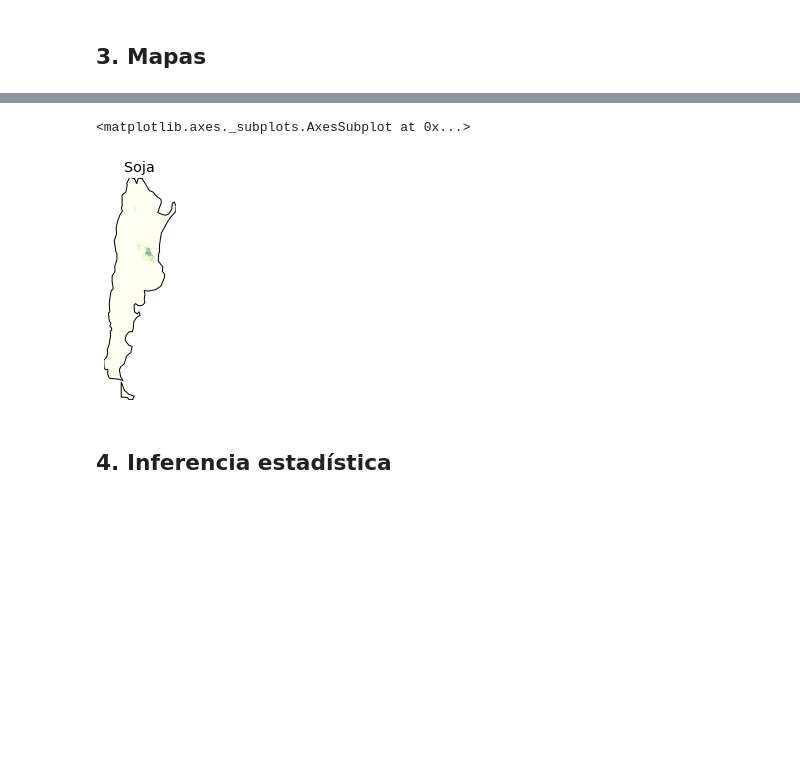
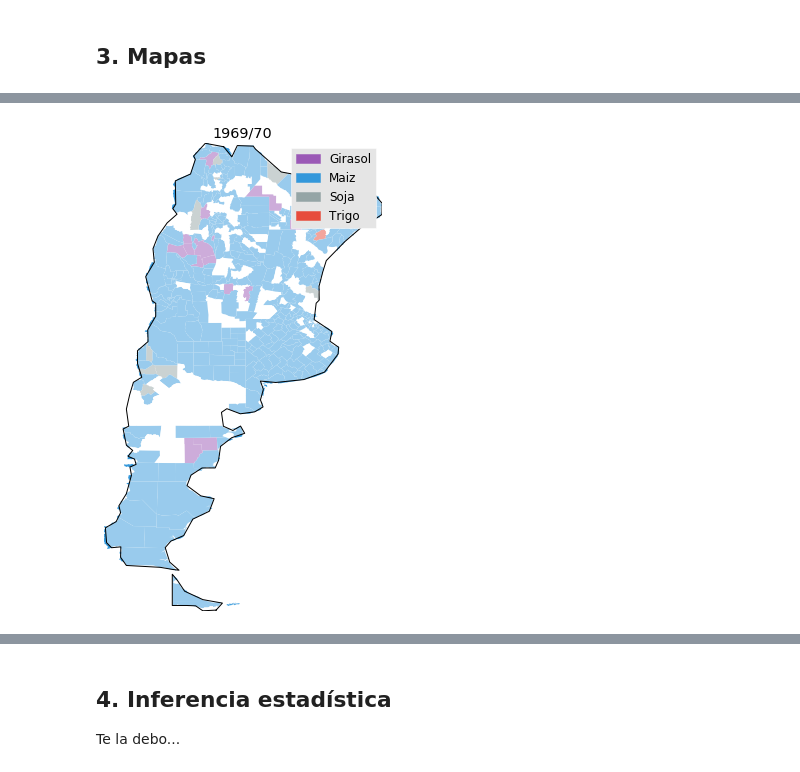
Before and after one commit to datosgobar/taller-analisis-datos-101, a Jupyter notebook: 2 - Análisis de datos agrícolas.ipynb, the cells around one changed output, grey strips where cells are left out. Saved outputs shown, nothing was run; the diff lists cells and outputs as text; code cells hidden in the pictures; blank space fills up the shorter version.

```diff
--- a/2 - Análisis de datos agrícolas.ipynb
+++ b/2 - Análisis de datos agrícolas.ipynb
@@ -347,0 +368,8 @@ from IPython.display import HTML
+# %%
+# Definir el dataframe del cultivo mas popular por departamento
+df_4cult = df_estim[df_estim.Cultivo.isin(df_ren.columns)]
+# Un hack porque no me funciona pivot con multiindex
+df_4cult.loc[:,'indice'] = df_4cult['Campana'].str.cat(df_4cult['link'], sep=':')
+df_4cult = df_4cult.pivot(index='indice',columns='Cultivo', values='Sup. Sembrada (Ha)')
+df_4cult = df_4cult.set_index(df_4cult.index.str.split(':', expand=True))
+df_4cult['ganador'] = df_4cult.loc[:,df_ren.columns].values.argmin(axis=1)
@@ -348,29 +387,46 @@ from IPython.display import HTML
+# %%
+from matplotlib import animation
+mis_colores = np.array(["#9b59b6", "#3498db", "#95a5a6", "#e74c3c", "#34495e", "#ffffff"])
+legend_handles= []
+
+for i in range(4):
+    patch = plt.matplotlib.patches.Patch(color=mis_colores[i], label=df_4cult.columns[i])
+    legend_handles.append(patch)
+
+# Create the figure and axis
+fig, ax = plt.subplots(subplot_kw=dict(aspect='equal'), figsize=(5,10))
+plt.legend(handles=legend_handles)
+ax.set_axis_bgcolor('white')
+ax.grid('off')
+ax.set_xticklabels([])
+ax.set_yticklabels([])
+ax.set_xticks([])
+ax.set_yticks([])
+world[world.name=='Argentina'].plot(ax=ax,color='white')
+ax, col = plot_polygon_collection(ax, gf.geometry, linewidth=0, alpha=1)
+
+campanas = df_4cult.index.levels[0]
+
+def init():
+    return []
+
+
+def animate(i):
+    ax.set_title(campanas[i])
+    gf_winner = pd.merge(gf, df_4cult.loc[campanas[i]].ganador.to_frame(),right_index=True, left_on='link', how='left')
+    gf_winner.ganador.fillna(-1, inplace=True)
+    col.set_color(mis_colores[gf_winner.ganador.astype(int).values])
+    return col,
+
+
+anim = animation.FuncAnimation(fig,animate,frames=len(campanas),interval=500,blit=True)
+# %% [output]
+[figure, added]
 # %%
 HTML(anim.to_html5_video())
 # %% [output]
 [interactive output not drawn]
-# %%
-campana = '1980/81'
-cultivo = 'Soja'
-fig = plt.figure()
-gf_merge = pd.merge(df,df_estim[(df_estim.Cultivo==cultivo) & (df_estim.Campana==campana)][['link','Campana','Sup. Sembrada (Ha)']],
-                 on='link',how='left')
-gf_merge['Sup. Sembrada (Ha)'].fillna(0, inplace=True)
-gf_merge['porc_sembrado'] = gf_merge['Sup. Sembrada (Ha)']/gf_merge.geometry.area
-ax= fig.add_subplot(1,4,i+1)
-ax.set_axis_bgcolor('white')
-ax.grid('off')
-ax.set_title(cultivo)
-ax.set_xticklabels([])
-ax.set_yticklabels([])
-ax.set_xticks([])
-ax.set_yticks([])
-
-world[world.name=='Argentina'].plot(ax=ax,color='white')
-kw = dict(column='porc_sembrado', k=9, cmap='YlGn', ax=ax, linewidth=0)
-gf_merge.plot(**kw)
-# %% [output]
-<matplotlib.axes._subplots.AxesSubplot at 0x...>
-[figure, removed]
 # %% [markdown]
 ## 4. Inferencia estadística
+
+Te la debo...
```
Also changed, not shown: parts of 17 cells of this notebook.
